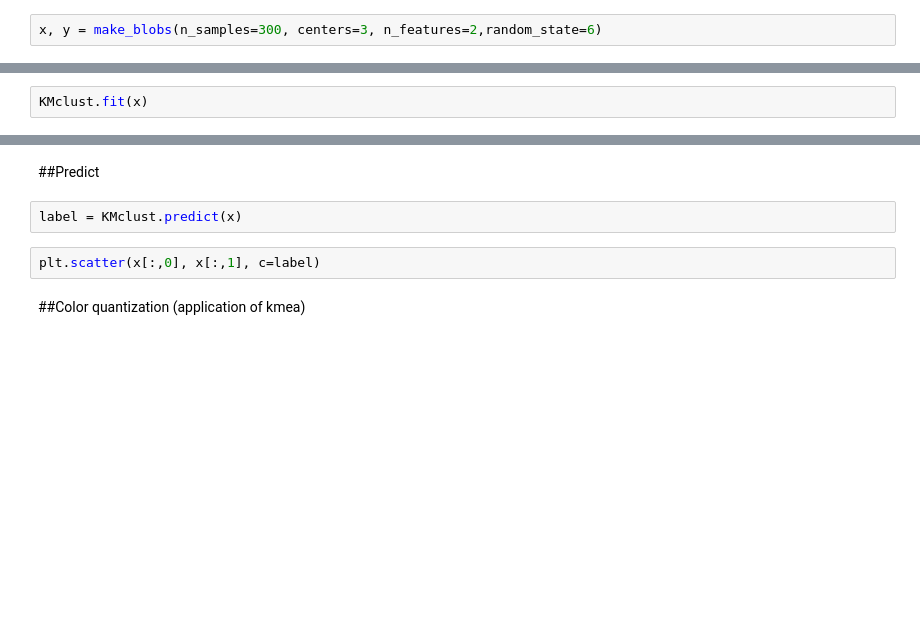
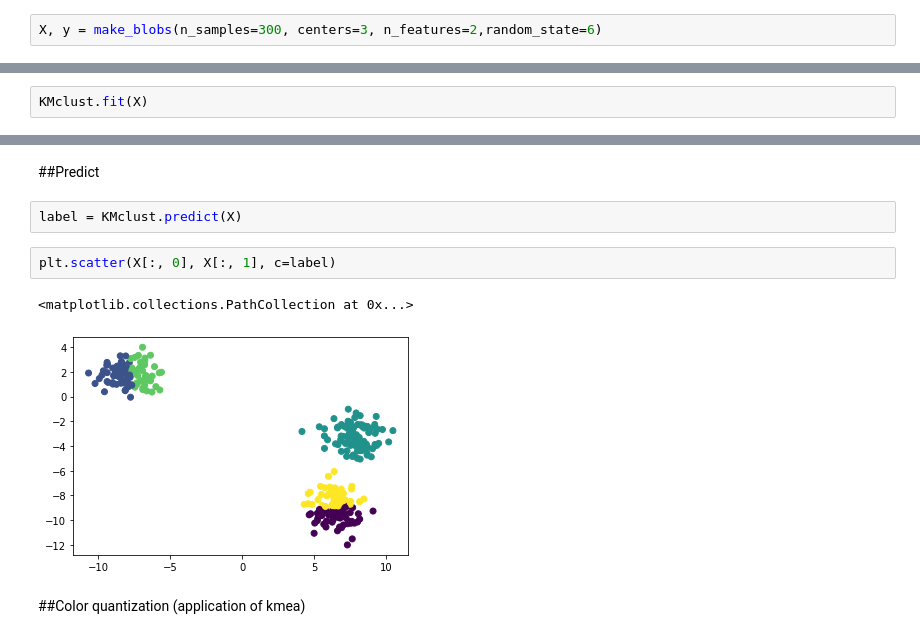
Before and after one commit to dinsor17/KKU_Data_mining, a Jupyter notebook: KMeans_cluster.ipynb, the cells around one changed output, grey strips where cells are left out. Saved outputs shown, nothing was run; the diff lists cells and outputs as text; blank space fills up the shorter version.

```diff
--- a/KMeans_cluster.ipynb
+++ b/KMeans_cluster.ipynb
@@ -5,5 +5,5 @@
 # %%
 from sklearn.datasets import make_blobs
 # %%
-x, y = make_blobs(n_samples=300, centers=3, n_features=2,random_state=6)
+X, y = make_blobs(n_samples=300, centers=3, n_features=2,random_state=6)
 # %%
@@ -27,7 +27,7 @@ KMclust = KMeans(n_clusters=5)
 # %% [markdown]
 ##Train
 # %%
-KMclust.fit(x)
+KMclust.fit(X)
 # %% [output]
 KMeans(algorithm='auto', copy_x=True, init='k-means++', max_iter=300,
        n_clusters=5, n_init=10, n_jobs=None, precompute_distances='auto',
@@ -35,9 +35,12 @@ KMeans(algorithm='auto', copy_x=True, init='k-means++', max_iter=300,
 # %% [markdown]
 ##Predict
 # %%
-label = KMclust.predict(x)
+label = KMclust.predict(X)
 # %%
-plt.scatter(x[:,0], x[:,1], c=label)
+plt.scatter(X[:, 0], X[:, 1], c=label)
+# %% [output]
+<matplotlib.collections.PathCollection at 0x...>
+[figure, added]
 # %% [markdown]
 ##Color quantization (application of kmea)
 # %%
```
Also changed, not shown: parts of 8 cells of this notebook.
